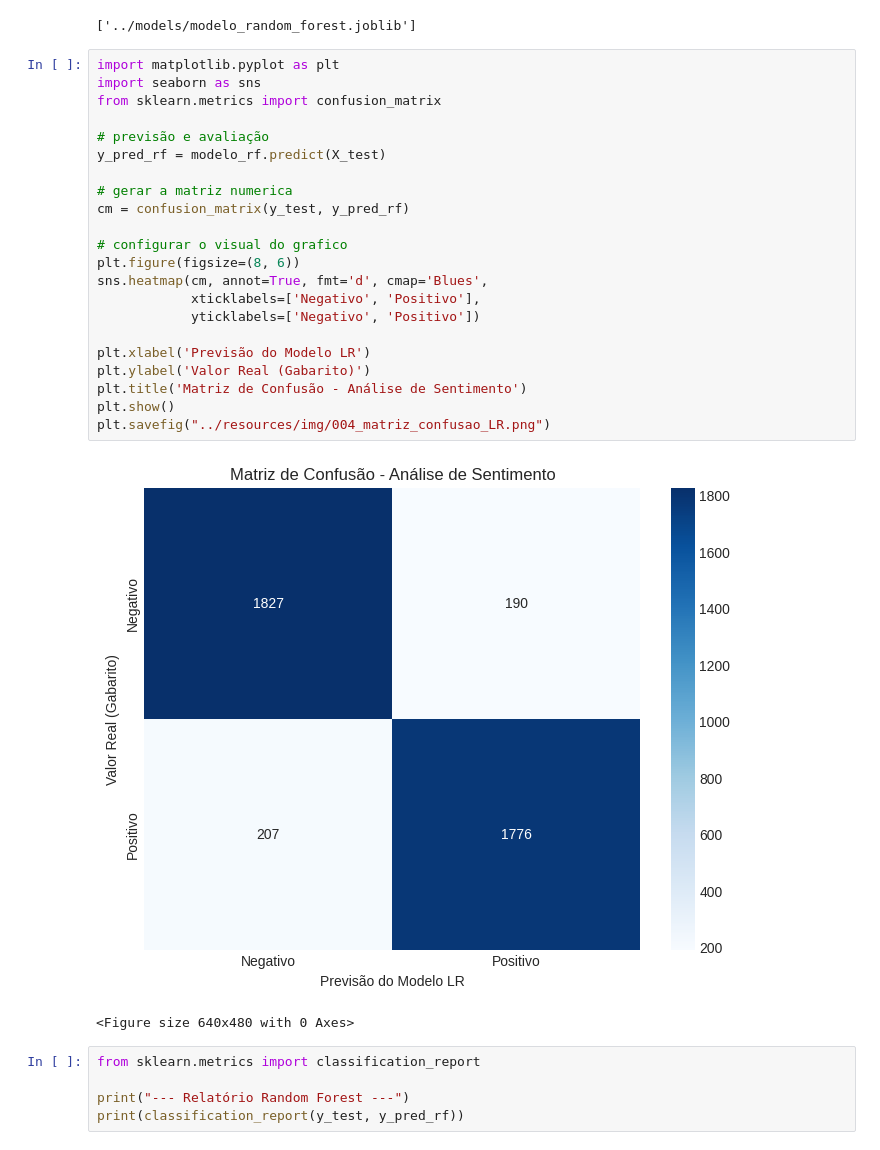
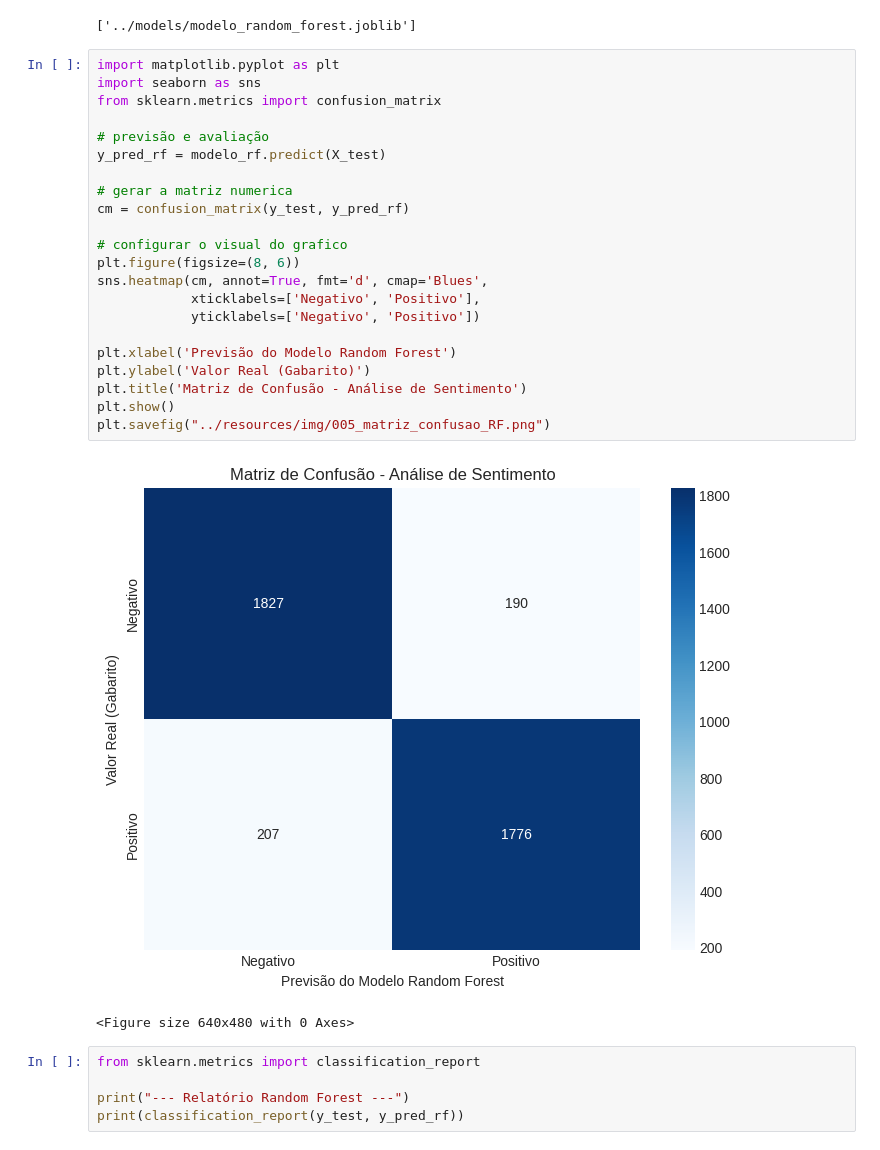
Before and after one commit to ONE-sentiment-analysis/One_sentiment_analysis_model, a Jupyter notebook: src/notebooks/00_One_sentiment_analysis_model.ipynb, the cells around one changed output. Cells and saved outputs as stored; diff of their text form.

```diff
--- a/src/notebooks/00_One_sentiment_analysis_model.ipynb
+++ b/src/notebooks/00_One_sentiment_analysis_model.ipynb
@@ -626,27 +626,27 @@ dump(modelo_rf, '../models/modelo_random_forest.joblib')
 # %%
 import matplotlib.pyplot as plt
 import seaborn as sns
 from sklearn.metrics import confusion_matrix
 
 # previsão e avaliação
 y_pred_rf = modelo_rf.predict(X_test)
 
 # gerar a matriz numerica
 cm = confusion_matrix(y_test, y_pred_rf)
 
 # configurar o visual do grafico
 plt.figure(figsize=(8, 6))
 sns.heatmap(cm, annot=True, fmt='d', cmap='Blues',
             xticklabels=['Negativo', 'Positivo'],
             yticklabels=['Negativo', 'Positivo'])
 
-plt.xlabel('Previsão do Modelo LR')
+plt.xlabel('Previsão do Modelo Random Forest')
 plt.ylabel('Valor Real (Gabarito)')
 plt.title('Matriz de Confusão - Análise de Sentimento')
 plt.show()
-plt.savefig("../resources/img/004_matriz_confusao_LR.png")
+plt.savefig("../resources/img/005_matriz_confusao_RF.png")
 # %% [output]
-[figure, old version]
+[figure, new version]
 <Figure size 640x480 with 0 Axes>
 # %%
 from sklearn.metrics import classification_report
```
Also changed, not shown: parts of 2 cells of this notebook, 1 other file.
